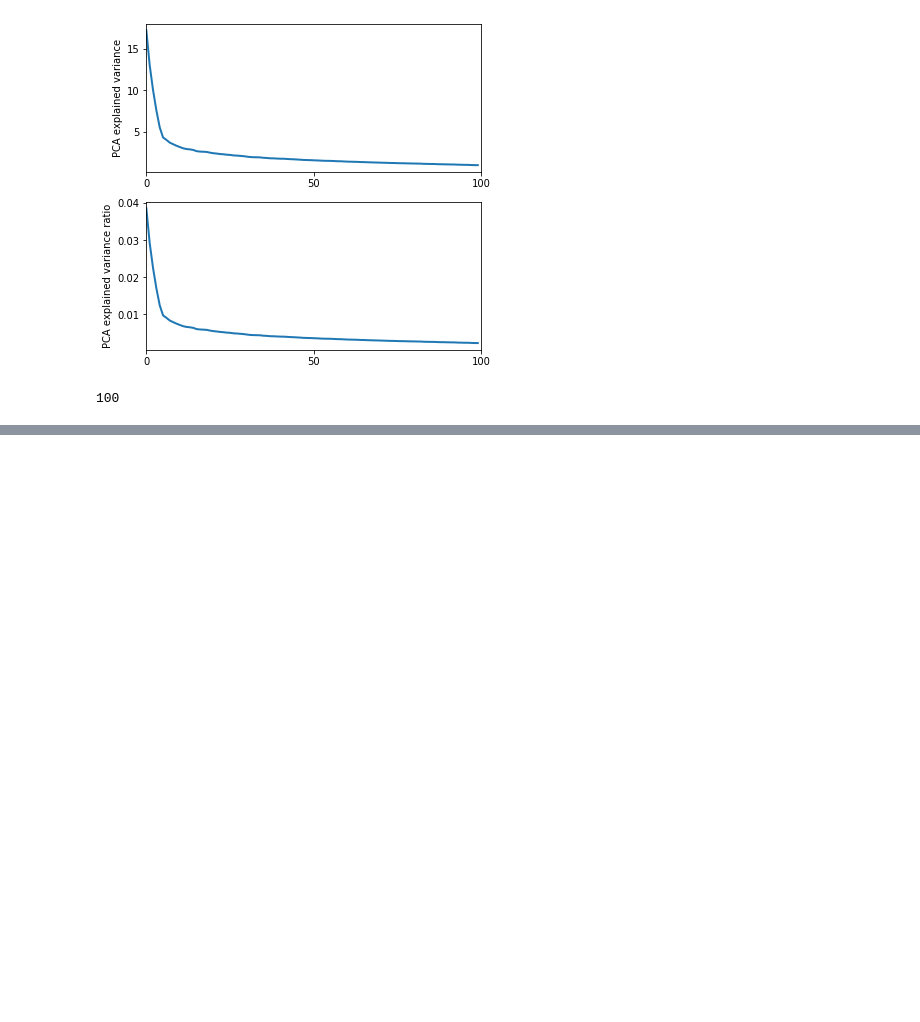
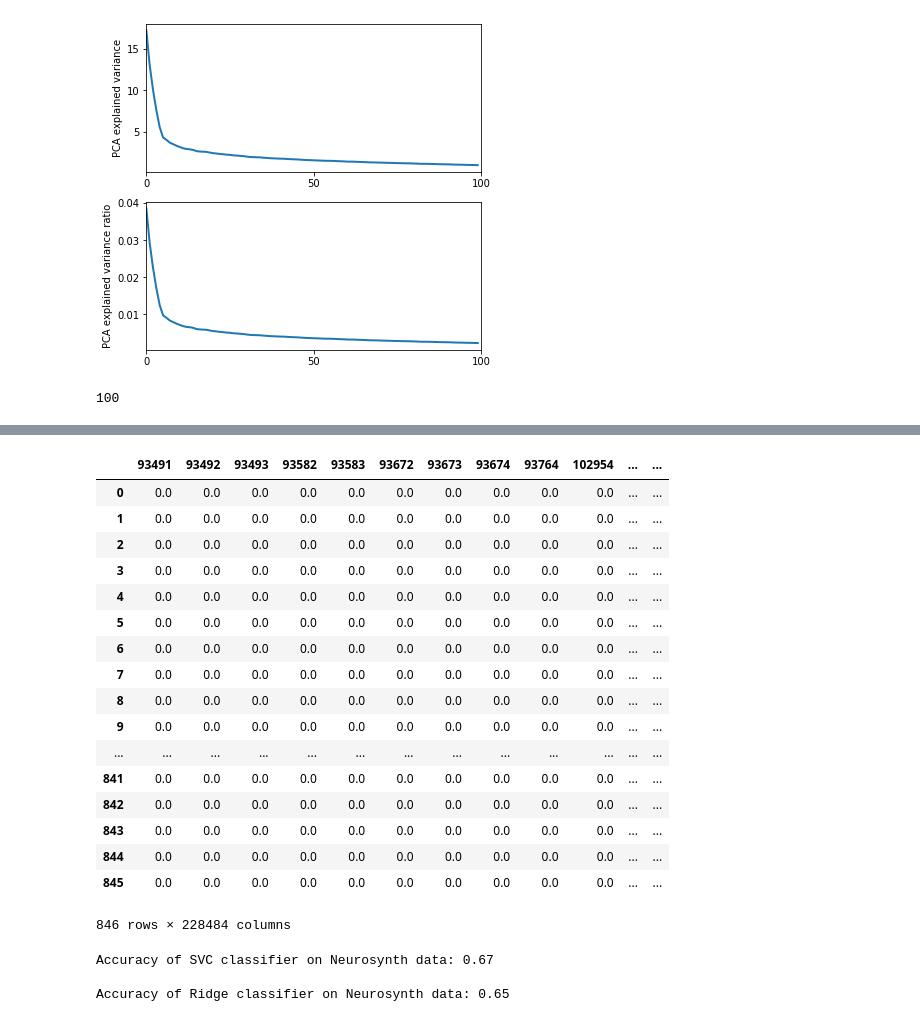
Before and after one commit to yanesja/metaclass, a Jupyter notebook: MetaClass_4classes.ipynb, the cells around one changed output, grey strips where cells are left out. Drawn from its saved outputs; the diff is of its cells as text; code cells hidden in the pictures; blank space fills up the shorter version.

```diff
--- a/MetaClass_4classes.ipynb
+++ b/MetaClass_4classes.ipynb
@@ -263,0 +427,23 @@ Accuracy of Ridge classifier on noisy Neurosynth data: 0.81
+# %%
+# remove voxels which are zero in all classes in the training set
+sub_sampled_data_test_neurosynth = data_test_neurosynth.loc[:, zero_voxels]
+sub_sampled_data_test_neurosynth
+# %% [output]
+|  | 93491 | 93492 | 93493 | 93582 | 93583 | 93672 | 93673 | 93674 | 93764 | 102954 | ... | ... |
+| 0 | 0.0 | 0.0 | 0.0 | 0.0 | 0.0 | 0.0 | 0.0 | 0.0 | 0.0 | 0.0 | ... | ... |
+| 1 | 0.0 | 0.0 | 0.0 | 0.0 | 0.0 | 0.0 | 0.0 | 0.0 | 0.0 | 0.0 | ... | ... |
+| 2 | 0.0 | 0.0 | 0.0 | 0.0 | 0.0 | 0.0 | 0.0 | 0.0 | 0.0 | 0.0 | ... | ... |
+| 3 | 0.0 | 0.0 | 0.0 | 0.0 | 0.0 | 0.0 | 0.0 | 0.0 | 0.0 | 0.0 | ... | ... |
+| 4 | 0.0 | 0.0 | 0.0 | 0.0 | 0.0 | 0.0 | 0.0 | 0.0 | 0.0 | 0.0 | ... | ... |
+| 5 | 0.0 | 0.0 | 0.0 | 0.0 | 0.0 | 0.0 | 0.0 | 0.0 | 0.0 | 0.0 | ... | ... |
+| 6 | 0.0 | 0.0 | 0.0 | 0.0 | 0.0 | 0.0 | 0.0 | 0.0 | 0.0 | 0.0 | ... | ... |
+| 7 | 0.0 | 0.0 | 0.0 | 0.0 | 0.0 | 0.0 | 0.0 | 0.0 | 0.0 | 0.0 | ... | ... |
+| 8 | 0.0 | 0.0 | 0.0 | 0.0 | 0.0 | 0.0 | 0.0 | 0.0 | 0.0 | 0.0 | ... | ... |
+| 9 | 0.0 | 0.0 | 0.0 | 0.0 | 0.0 | 0.0 | 0.0 | 0.0 | 0.0 | 0.0 | ... | ... |
+| ... | ... | ... | ... | ... | ... | ... | ... | ... | ... | ... | ... | ... |
+| 841 | 0.0 | 0.0 | 0.0 | 0.0 | 0.0 | 0.0 | 0.0 | 0.0 | 0.0 | 0.0 | ... | ... |
+| 842 | 0.0 | 0.0 | 0.0 | 0.0 | 0.0 | 0.0 | 0.0 | 0.0 | 0.0 | 0.0 | ... | ... |
+| 843 | 0.0 | 0.0 | 0.0 | 0.0 | 0.0 | 0.0 | 0.0 | 0.0 | 0.0 | 0.0 | ... | ... |
+| 844 | 0.0 | 0.0 | 0.0 | 0.0 | 0.0 | 0.0 | 0.0 | 0.0 | 0.0 | 0.0 | ... | ... |
+| 845 | 0.0 | 0.0 | 0.0 | 0.0 | 0.0 | 0.0 | 0.0 | 0.0 | 0.0 | 0.0 | ... | ... |
+846 rows × 228484 columns
@@ -263,0 +455,16 @@ Accuracy of Ridge classifier on noisy Neurosynth data: 0.81
+# %%
+# use the above classifiers to predict classes of neurosynth data
+
+# Linear SVM classifier
+y_predict_svc = clf_svc.predict(X_test)
+svc_accuracy = len(np.where(y_test == y_predict_svc)[0])/len(y_test)
+print("Accuracy of SVC classifier on Neurosynth data: %0.2f \n" % (svc_accuracy))
+
+# Ridge classifier
+y_predict_ridge = clf_ridge.predict(X_test)
+ridge_accuracy = len(np.where(y_test == y_predict_ridge)[0])/len(y_test)
+print("Accuracy of Ridge classifier on Neurosynth data: %0.2f \n" % (ridge_accuracy))
+# %% [output]
+Accuracy of SVC classifier on Neurosynth data: 0.67
+
+Accuracy of Ridge classifier on Neurosynth data: 0.65
```
Also changed, not shown: parts of 16 cells of this notebook, 2 other files.
